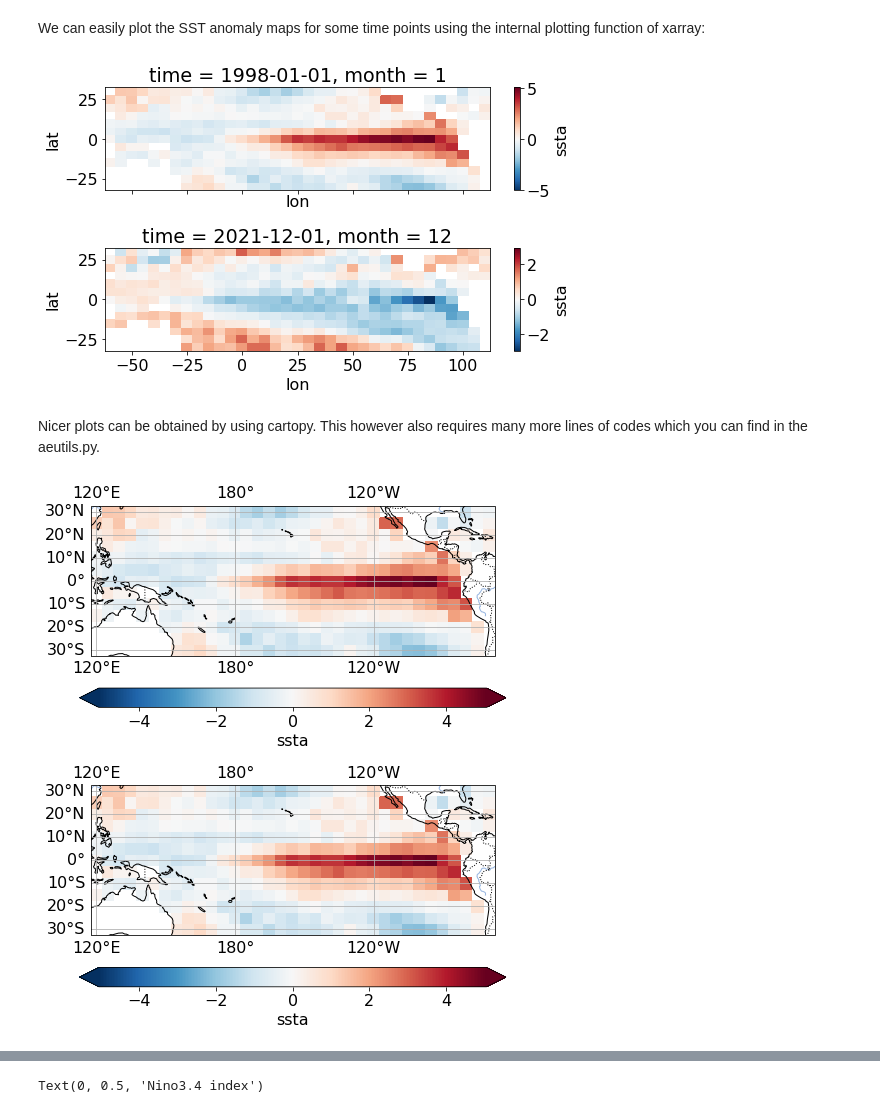
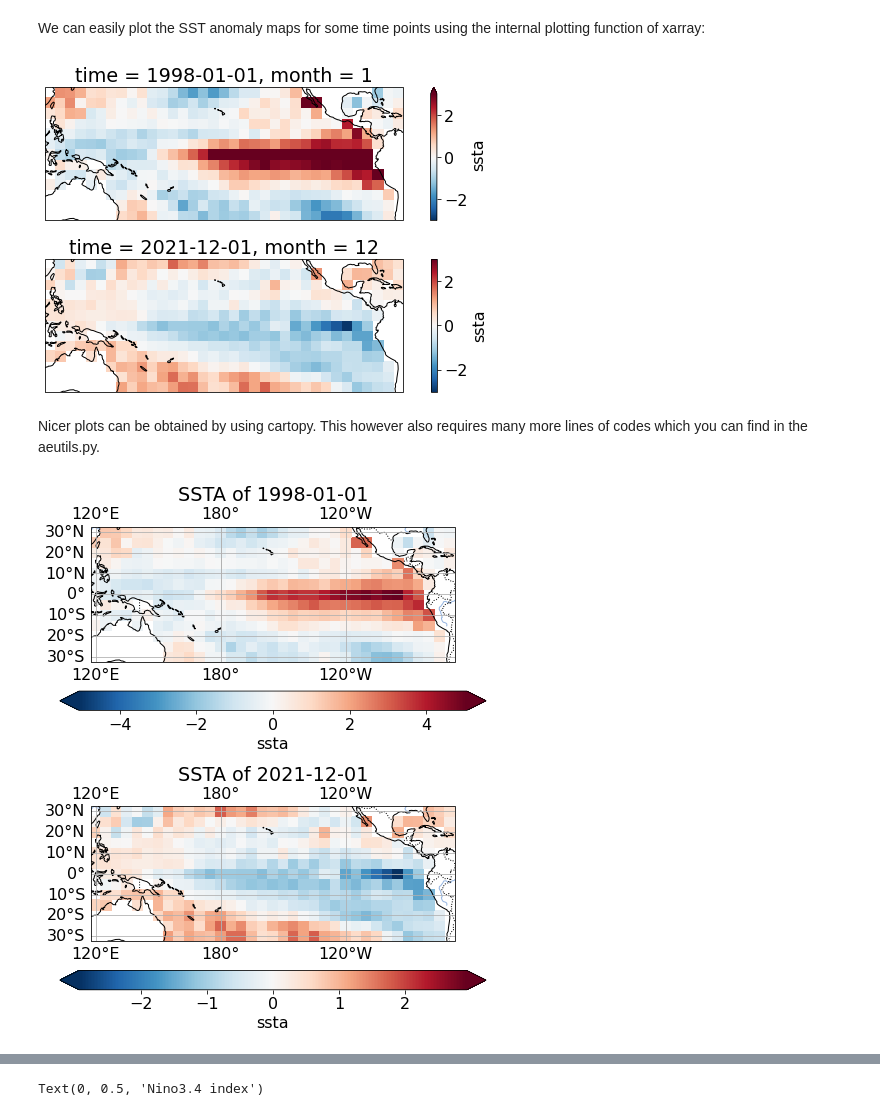
Before and after one commit to mlcs/seminar_ws22, a Jupyter notebook: 04_vae/tutorial_vae_ssta.ipynb, the cells around one changed output, grey strips where cells are left out. Saved outputs shown, nothing was run; the diff lists cells and outputs as text; code cells hidden in the pictures.

```diff
--- a/04_vae/tutorial_vae_ssta.ipynb
+++ b/04_vae/tutorial_vae_ssta.ipynb
@@ -24,20 +25,23 @@ da = xr.open_dataset("./data/ssta_1950_2021.nc")['ssta']
 # %% [markdown]
 We can easily plot the SST anomaly maps for some time points using the internal plotting function of xarray:
 # %%
-fig, axs = plt.subplots(2, sharex=True)
+fig, axs = plt.subplots(2, subplot_kw=dict(
+    projection= ctp.crs.PlateCarree(central_longitude=180)))
 for i, t in enumerate(['1998-01', '2021-12']):
-    da.sel(time=t).plot(ax=axs[i])
+    da.sel(time=t).plot(ax=axs[i], vmin=-3, vmax=3, transform=ctp.crs.PlateCarree(central_longitude=180), cmap=mpl.cm.RdBu_r)
+    axs[i].coastlines()
 # %% [output]
-[figure, old version]
+[figure, new version]
 # %% [markdown]
 Nicer plots can be obtained by using cartopy. This however also requires many more lines of codes which you can find in the aeutils.py.
 # %%
 fig = plt.figure(figsize=(8,8))
 for i, t in enumerate(['1998-01-01', '2021-12-01']):
     ax = fig.add_subplot(2,1,i+1, projection=ctp.crs.PlateCarree(central_longitude=180))
-    ut.plot_map(da.sel(time='1998-01-01'), ax=ax, central_longitude=180)
+    ut.plot_map(da.sel(time=t), ax=ax, central_longitude=180)
+    ax.set_title(f'SSTA of {t}')
 # %% [output]
-[figure, old version]
+[figure, new version]
 # %% [markdown]
 ### El Nino Southern Oscillation (ENSO)
 
```
Also changed, not shown: parts of 22 cells of this notebook, 2 other files.
